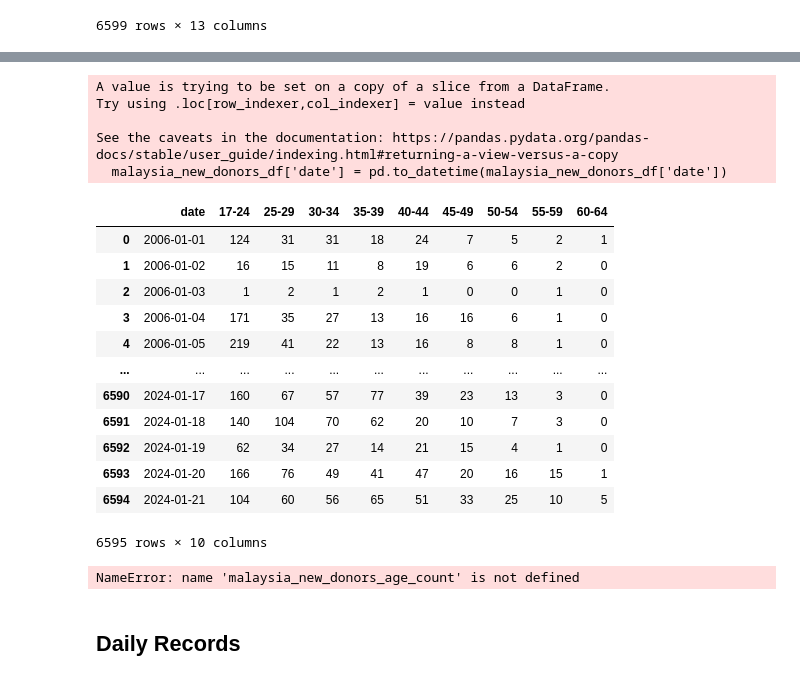
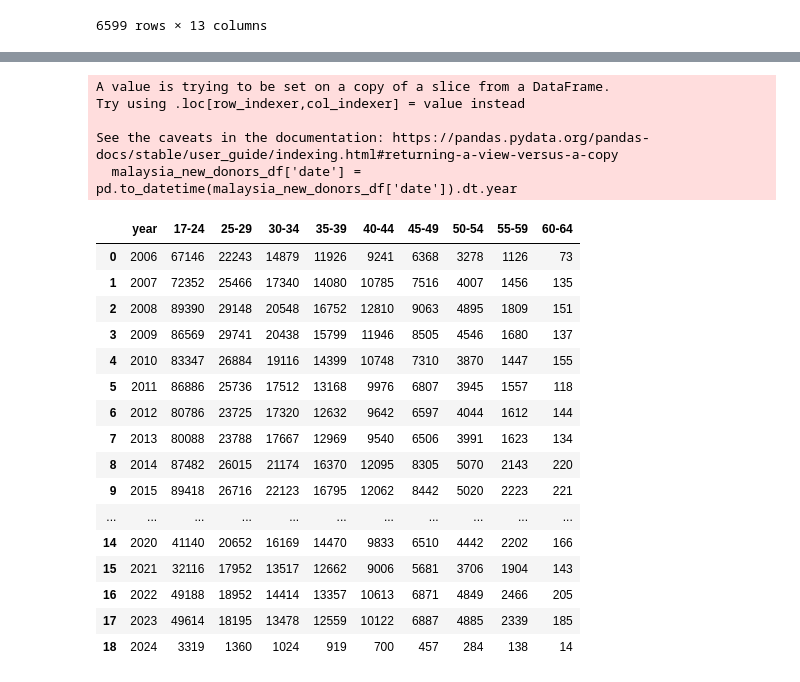
Before and after one commit to Englios/DS-Asses-BloodDonor, a Jupyter notebook: analysis/EDA.ipynb, the cells around one changed output, grey strips where cells are left out. Cells and saved outputs as stored; diff of their text form; code cells hidden in the pictures.

```diff
--- a/analysis/EDA.ipynb
+++ b/analysis/EDA.ipynb
@@ -1048,43 +1111,30 @@ TypeError: <lambda>() takes 1 positional argument but 2 were given
 # %%
-malaysia_new_donors_df['date'] = pd.to_datetime(malaysia_new_donors_df['date'])
-malaysia_new_donors_age_count = malaysia_new_donors_df.groupby(malaysia_new_donors_df['date'])[['17-24','25-29','30-34','35-39','40-44','45-49','50-54','55-59','60-64']].sum().reset_index()
-malaysia_new_donors_age_count.columns = ['date', '17-24','25-29','30-34','35-39','40-44','45-49','50-54','55-59','60-64']
-malaysia_new_donors_age_count
+new_donors_df = df_dict['newdonors_state_df'].copy()
+malaysia_new_donors_df = new_donors_df.loc[new_donors_df['state'] == 'Malaysia']
+malaysia_new_donors_df['date'] = pd.to_datetime(malaysia_new_donors_df['date']).dt.year
+malaysia_new_donors_age = malaysia_new_donors_df.groupby(malaysia_new_donors_df['date'])[['17-24','25-29','30-34','35-39','40-44','45-49','50-54','55-59','60-64']].sum().reset_index()
+malaysia_new_donors_age.columns = ['year', '17-24','25-29','30-34','35-39','40-44','45-49','50-54','55-59','60-64']
+malaysia_new_donors_age
 # %% [output]
 A value is trying to be set on a copy of a slice from a DataFrame.
 Try using .loc[row_indexer,col_indexer] = value instead
 
 See the caveats in the documentation: https://pandas.pydata.org/pandas-docs/stable/user_guide/indexing.html#returning-a-view-versus-a-copy
-  malaysia_new_donors_df['date'] = pd.to_datetime(malaysia_new_donors_df['date'])
+  malaysia_new_donors_df['date'] = pd.to_datetime(malaysia_new_donors_df['date']).dt.year
-|  | date | 17-24 | 25-29 | 30-34 | 35-39 | 40-44 | 45-49 | 50-54 | 55-59 | 60-64 |
-| 0 | 2006-01-01 | 124 | 31 | 31 | 18 | 24 | 7 | 5 | 2 | 1 |
-| 1 | 2006-01-02 | 16 | 15 | 11 | 8 | 19 | 6 | 6 | 2 | 0 |
-| 2 | 2006-01-03 | 1 | 2 | 1 | 2 | 1 | 0 | 0 | 1 | 0 |
-| 3 | 2006-01-04 | 171 | 35 | 27 | 13 | 16 | 16 | 6 | 1 | 0 |
-| 4 | 2006-01-05 | 219 | 41 | 22 | 13 | 16 | 8 | 8 | 1 | 0 |
+|  | year | 17-24 | 25-29 | 30-34 | 35-39 | 40-44 | 45-49 | 50-54 | 55-59 | 60-64 |
+| 0 | 2006 | 67146 | 22243 | 14879 | 11926 | 9241 | 6368 | 3278 | 1126 | 73 |
+| 1 | 2007 | 72352 | 25466 | 17340 | 14080 | 10785 | 7516 | 4007 | 1456 | 135 |
+| 2 | 2008 | 89390 | 29148 | 20548 | 16752 | 12810 | 9063 | 4895 | 1809 | 151 |
+| 3 | 2009 | 86569 | 29741 | 20438 | 15799 | 11946 | 8505 | 4546 | 1680 | 137 |
+| 4 | 2010 | 83347 | 26884 | 19116 | 14399 | 10748 | 7310 | 3870 | 1447 | 155 |
+| 5 | 2011 | 86886 | 25736 | 17512 | 13168 | 9976 | 6807 | 3945 | 1557 | 118 |
+| 6 | 2012 | 80786 | 23725 | 17320 | 12632 | 9642 | 6597 | 4044 | 1612 | 144 |
+| 7 | 2013 | 80088 | 23788 | 17667 | 12969 | 9540 | 6506 | 3991 | 1623 | 134 |
+| 8 | 2014 | 87482 | 26015 | 21174 | 16370 | 12095 | 8305 | 5070 | 2143 | 220 |
+| 9 | 2015 | 89418 | 26716 | 22123 | 16795 | 12062 | 8442 | 5020 | 2223 | 221 |
 | ... | ... | ... | ... | ... | ... | ... | ... | ... | ... | ... |
-| 6590 | 2024-01-17 | 160 | 67 | 57 | 77 | 39 | 23 | 13 | 3 | 0 |
-| 6591 | 2024-01-18 | 140 | 104 | 70 | 62 | 20 | 10 | 7 | 3 | 0 |
-| 6592 | 2024-01-19 | 62 | 34 | 27 | 14 | 21 | 15 | 4 | 1 | 0 |
-| 6593 | 2024-01-20 | 166 | 76 | 49 | 41 | 47 | 20 | 16 | 15 | 1 |
-| 6594 | 2024-01-21 | 104 | 60 | 56 | 65 | 51 | 33 | 25 | 10 | 5 |
+| 14 | 2020 | 41140 | 20652 | 16169 | 14470 | 9833 | 6510 | 4442 | 2202 | 166 |
+| 15 | 2021 | 32116 | 17952 | 13517 | 12662 | 9006 | 5681 | 3706 | 1904 | 143 |
+| 16 | 2022 | 49188 | 18952 | 14414 | 13357 | 10613 | 6871 | 4849 | 2466 | 205 |
+| 17 | 2023 | 49614 | 18195 | 13478 | 12559 | 10122 | 6887 | 4885 | 2339 | 185 |
+| 18 | 2024 | 3319 | 1360 | 1024 | 919 | 700 | 457 | 284 | 138 | 14 |
-6595 rows × 10 columns
-# %%
-filtered_df = malaysia_new_donors_age_count[(pd.to_datetime(malaysia_new_donors_age_count['date']).dt.year >=  datetime.now().year - 1) & (pd.to_datetime(malaysia_new_donors_age_count['date']).dt.year <= datetime.now().year)]
-filtered_df = filtered_df.drop('date',axis=1)
-filtered_df = filtered_df.sum()
-
-
-plt.figure(figsize=(15,8))
-plt.bar(filtered_df.index[:-1],filtered_df.values[:-1],color='salmon')
-
-formatter = ticker.FuncFormatter(lambda x, pos: f"{int(x/1000)}K")
-plt.gca().yaxis.set_major_formatter(formatter)
-
-plt.xlabel('Age Groups')
-plt.ylabel('Donors')
-plt.title(f'New Donors By Age Group From {datetime.now().year - 1} - {datetime.now().year}')
-# %% [output]
-NameError: name 'malaysia_new_donors_age_count' is not defined
-# %% [markdown]
-## Daily Records
```
Also changed, not shown: parts of 29 cells of this notebook.
